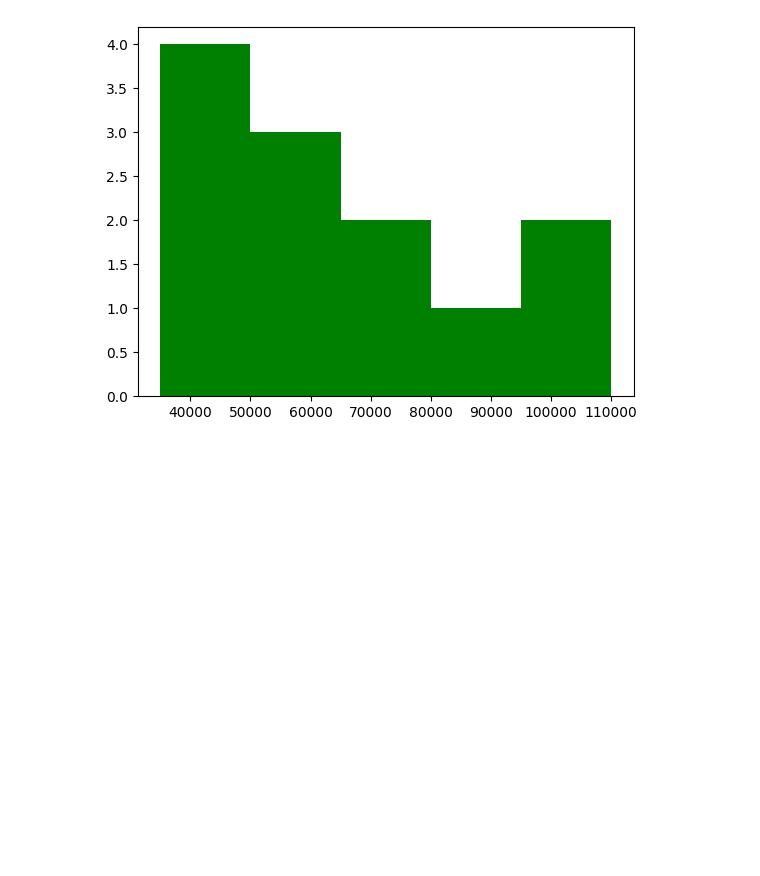
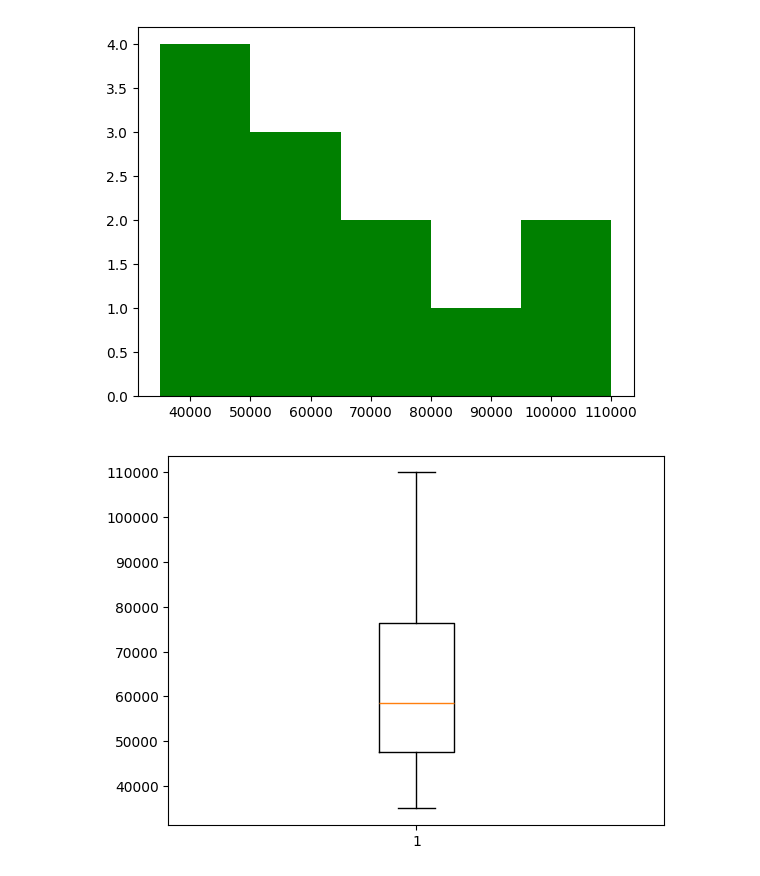
Before and after one commit to Neverask1121/RAG-application, a Jupyter notebook: matplotlib/plt.ipynb, the cells around one changed output. Saved outputs shown, nothing was run; the diff lists cells and outputs as text; code cells hidden in the pictures; blank space fills up the shorter version.

```diff
--- a/matplotlib/plt.ipynb
+++ b/matplotlib/plt.ipynb
@@ -49,3 +49,12 @@ plt.hist(df["Salary"], bins = 5,color = "green")
  array([ 35000.,  50000.,  65000.,  80000.,  95000., 110000.]),
  <BarContainer object of 5 artists>)
 [figure]
+# %%
+plt.boxplot(df["Salary"])
+# data = {
+#   "Salary" : [35000, 42000, 48500, 55000, 61200, 68000, 74500, 82000, 95000, 110000, 45000, 56000],
+#   "Age" : [1,2,3,4,5,6,7,8,9,10,11,12]
+# }
+plt.show()
+# %% [output]
+[figure, added]
```
Also changed, not shown: parts of 1 cell of this notebook.
